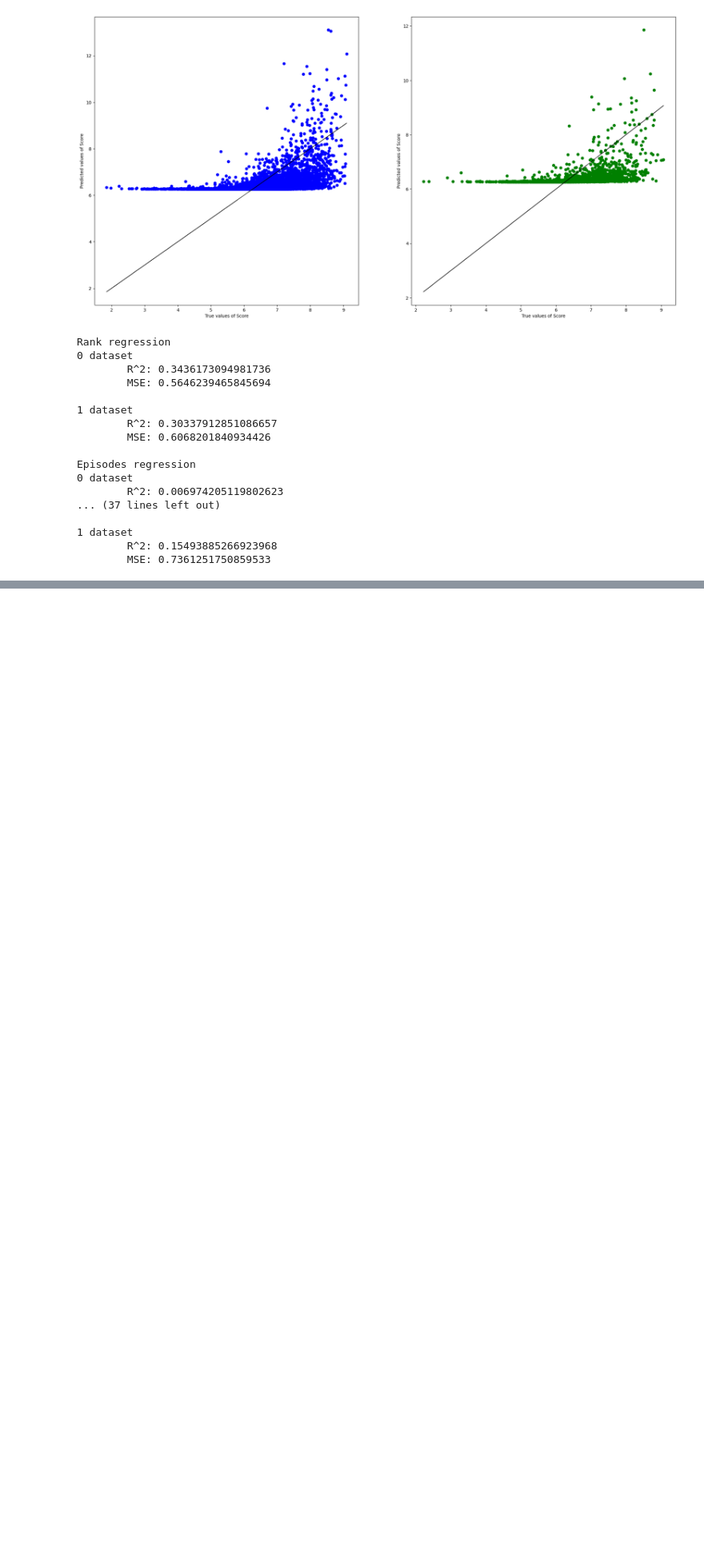
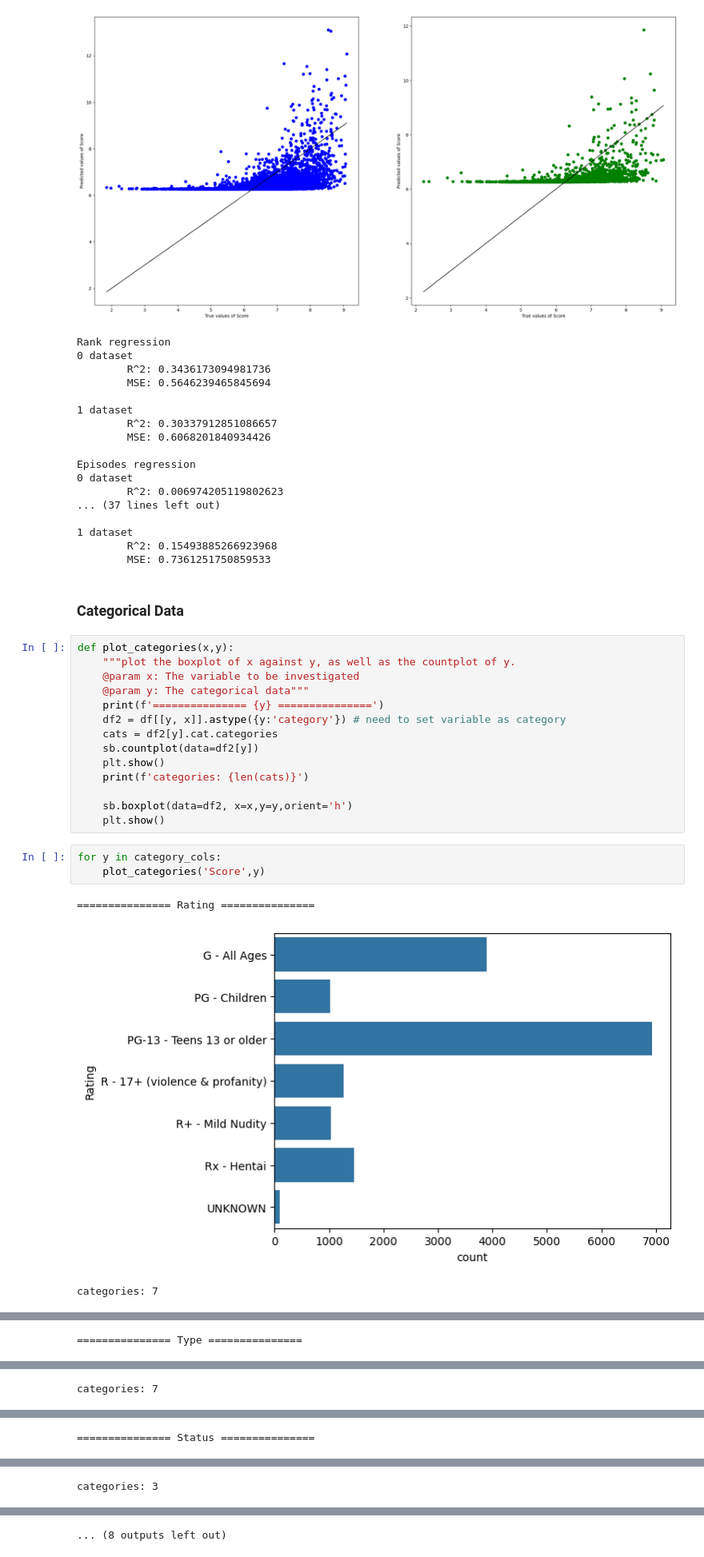
Before and after one commit to GabrielLim01/SC1015-Anime-Analysis, a Jupyter notebook: mal.ipynb, the cells around one changed output, grey strips where cells are left out. Shown at 80% size. Saved outputs shown, nothing was run; the diff lists cells and outputs as text; blank space fills up the shorter version.

```diff
--- a/mal.ipynb
+++ b/mal.ipynb
@@ -289,3 +289,26 @@ Episodes regression
 1 dataset
         R^2: 0.15493885266923968
         MSE: 0.7361251750859533
+# %% [markdown]
+### Categorical Data
+# %%
+def plot_categories(x,y):
+    """plot the boxplot of x against y, as well as the countplot of y.
+    @param x: The variable to be investigated
+    @param y: The categorical data"""
+    print(f'=============== {y} ===============')
+    df2 = df[[y, x]].astype({y:'category'}) # need to set variable as category
+    cats = df2[y].cat.categories
+    sb.countplot(data=df2[y])
+    plt.show()
+    print(f'categories: {len(cats)}')
+
+    sb.boxplot(data=df2, x=x,y=y,orient='h')
+    plt.show()
+# %%
+for y in category_cols:
+    plot_categories('Score',y)
+# %% [output]
+=============== Rating ===============
+[figure, added]
+categories: 7
@@ -291,0 +316 @@ Episodes regression
+=============== Type ===============
@@ -291,0 +318 @@ Episodes regression
+categories: 7
@@ -291,0 +320 @@ Episodes regression
+=============== Status ===============
@@ -291,0 +322 @@ Episodes regression
+categories: 3
@@ -291,0 +324 @@ Episodes regression
+... (8 outputs left out)
```
Also changed, not shown: parts of 1 cell of this notebook.
